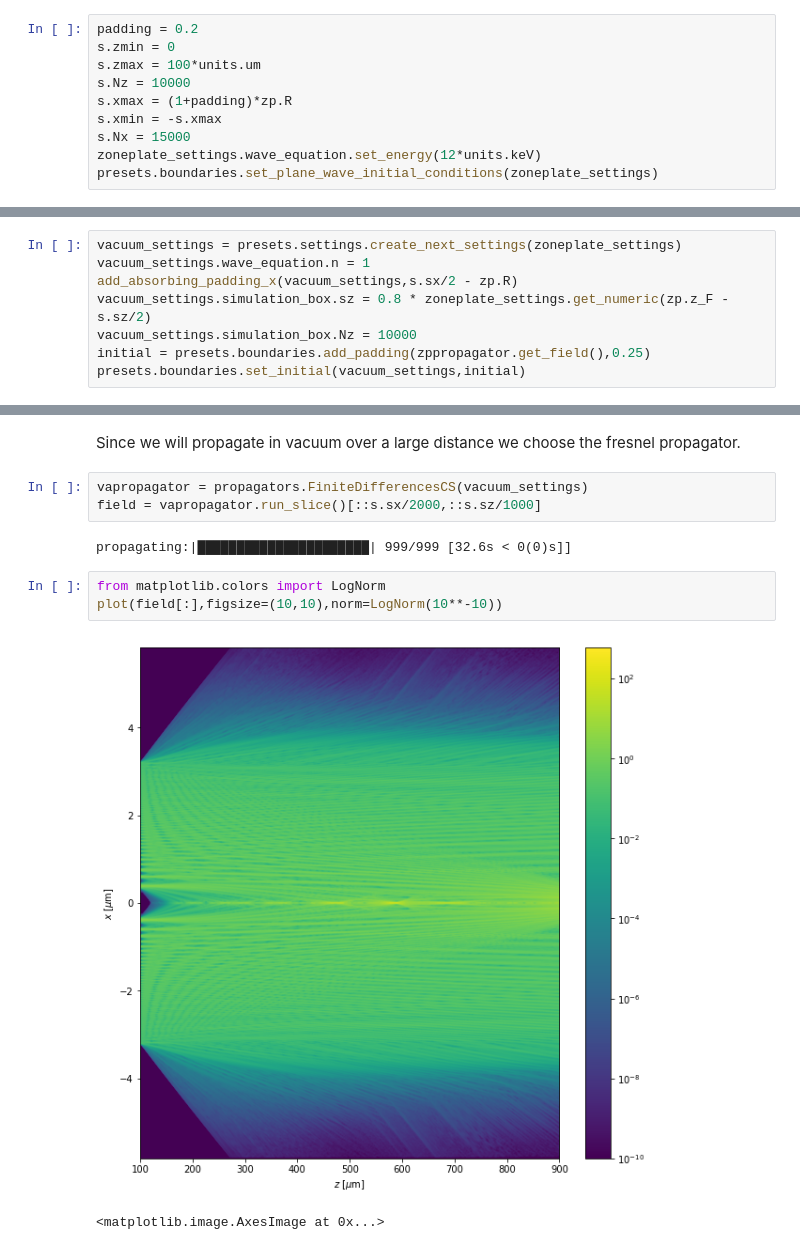
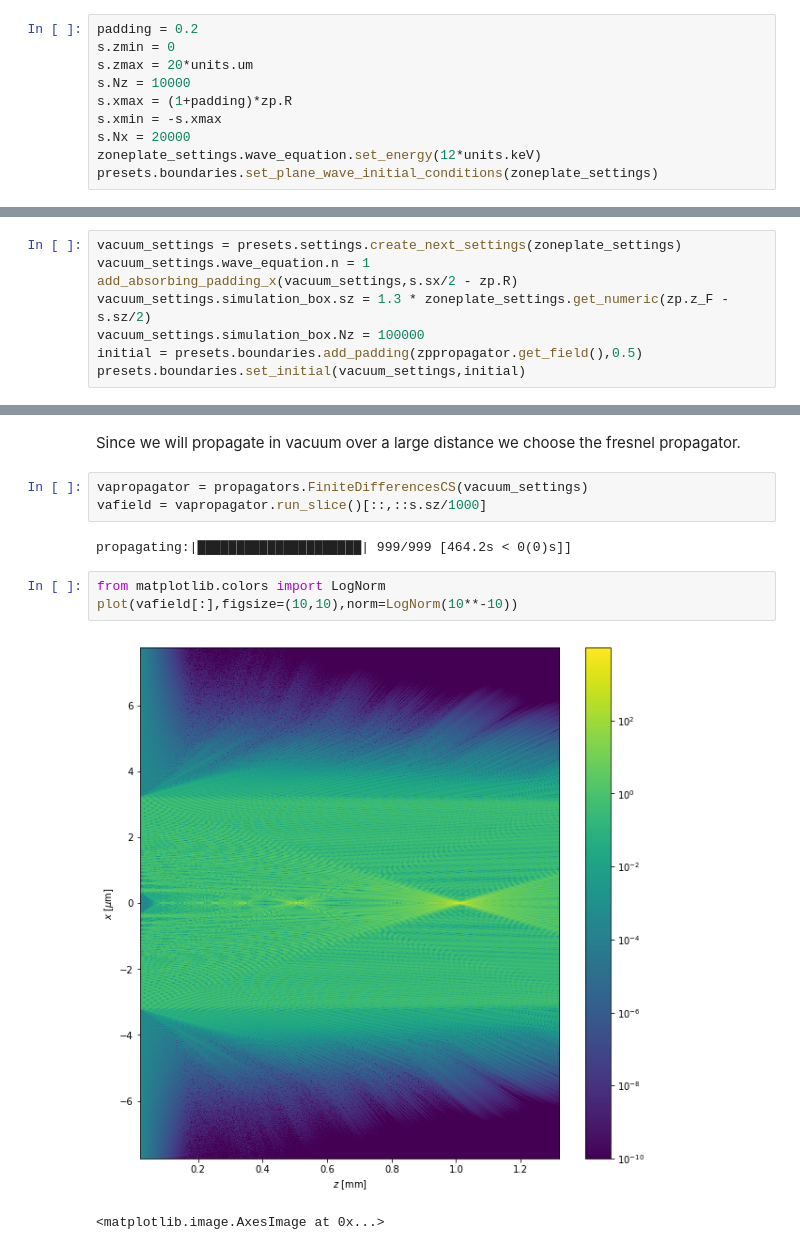
Before and after one commit to TheLartians/PyPropagate, a Jupyter notebook: notebooks/Examples/Zoneplate.ipynb, the cells around one changed output, grey strips where cells are left out. Cells and saved outputs as stored; diff of their text form.

Commit message:
update zoneplate example

```diff
--- a/notebooks/Examples/Zoneplate.ipynb
+++ b/notebooks/Examples/Zoneplate.ipynb
@@ -40,11 +40,11 @@ The simulation box is defined large enough to contain all zones with some extra
 # %%
 padding = 0.2
 s.zmin = 0
-s.zmax = 100*units.um
+s.zmax = 20*units.um
 s.Nz = 10000
 s.xmax = (1+padding)*zp.R
 s.xmin = -s.xmax
-s.Nx = 15000
+s.Nx = 20000
 zoneplate_settings.wave_equation.set_energy(12*units.keV)
 presets.boundaries.set_plane_wave_initial_conditions(zoneplate_settings)
 # %% [markdown]
@@ -107,7 +107,7 @@ def add_absorbing_padding_x(settings,size,n = None):
 vacuum_settings = presets.settings.create_next_settings(zoneplate_settings)
 vacuum_settings.wave_equation.n = 1
 add_absorbing_padding_x(vacuum_settings,s.sx/2 - zp.R)
-vacuum_settings.simulation_box.sz = 0.8 * zoneplate_settings.get_numeric(zp.z_F - s.sz/2)
-vacuum_settings.simulation_box.Nz = 10000
-initial = presets.boundaries.add_padding(zppropagator.get_field(),0.25)
+vacuum_settings.simulation_box.sz = 1.3 * zoneplate_settings.get_numeric(zp.z_F - s.sz/2)
+vacuum_settings.simulation_box.Nz = 100000
+initial = presets.boundaries.add_padding(zppropagator.get_field(),0.5)
 presets.boundaries.set_initial(vacuum_settings,initial)
@@ -120,12 +115,12 @@ plot(pc.imag(s.n),vacuum_settings)
 Since we will propagate in vacuum over a large distance we choose the fresnel propagator.
 # %%
 vapropagator = propagators.FiniteDifferencesCS(vacuum_settings)
-field = vapropagator.run_slice()[::s.sx/2000,::s.sz/1000]
+vafield = vapropagator.run_slice()[::,::s.sz/1000]
 # %% [output]
-propagating:|██████████████████████| 999/999 [32.6s < 0(0)s]]
+propagating:|█████████████████████| 999/999 [464.2s < 0(0)s]]
 # %%
 from matplotlib.colors import LogNorm
-plot(field[:],figsize=(10,10),norm=LogNorm(10**-10))
+plot(vafield[:],figsize=(10,10),norm=LogNorm(10**-10))
 # %% [output]
-[figure, old version]
+[figure, new version]
 <matplotlib.image.AxesImage at 0x...>
```
Also changed, not shown: parts of 12 cells of this notebook.
